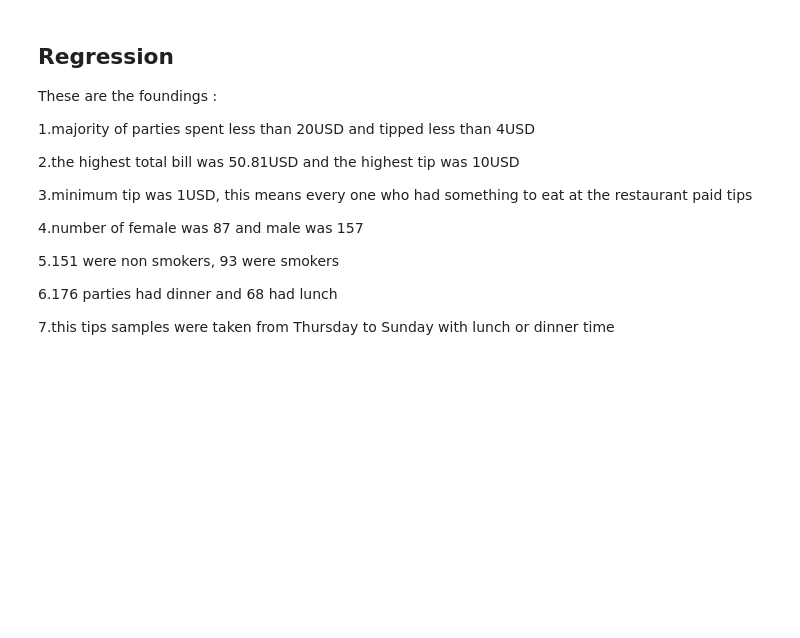
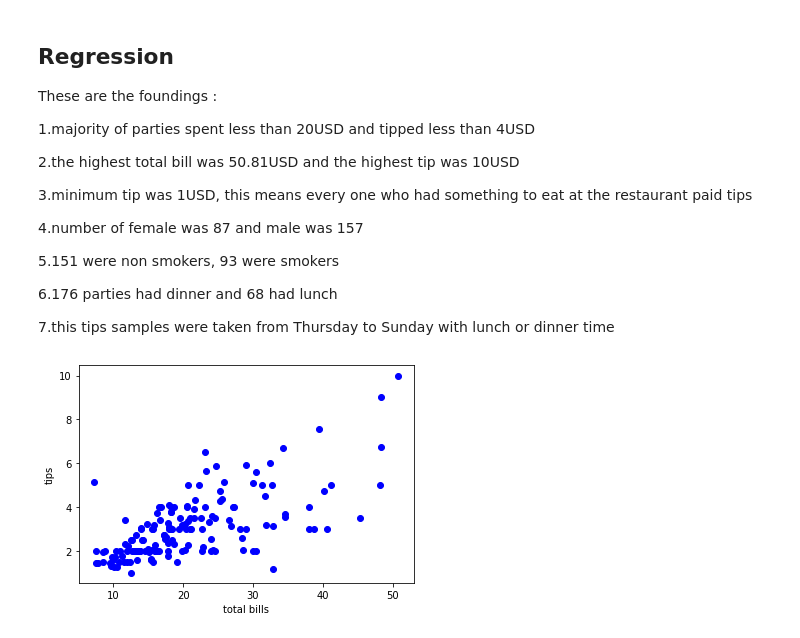
Before and after one commit to kiyokosaito/Fundamentals-projects, a Jupyter notebook: Fundamentals of Data Assessment .ipynb, the cells around one changed output. Cells and saved outputs as stored; diff of their text form; code cells hidden in the pictures; blank space fills up the shorter version.

```diff
--- a/Fundamentals of Data Assessment .ipynb
+++ b/Fundamentals of Data Assessment .ipynb
@@ -132,3 +132,12 @@ These are the foundings :
 6.176 parties had dinner and 68 had lunch
 
 7.this tips samples were taken from Thursday to Sunday with lunch or dinner time
+# %%
+df = pd.read_csv("/Users/kiyok/Desktop/tips-data-set/male.csv")
+X = df.iloc[:,[0,1]].values
+plt.scatter(X[:,0],X[:,1],color='blue',marker='o')
+plt.xlabel('total bills')
+plt.ylabel('tips')
+plt.show()
+# %% [output]
+[figure, added]
```
Also changed, not shown: parts of 8 cells of this notebook, 1 other file.
